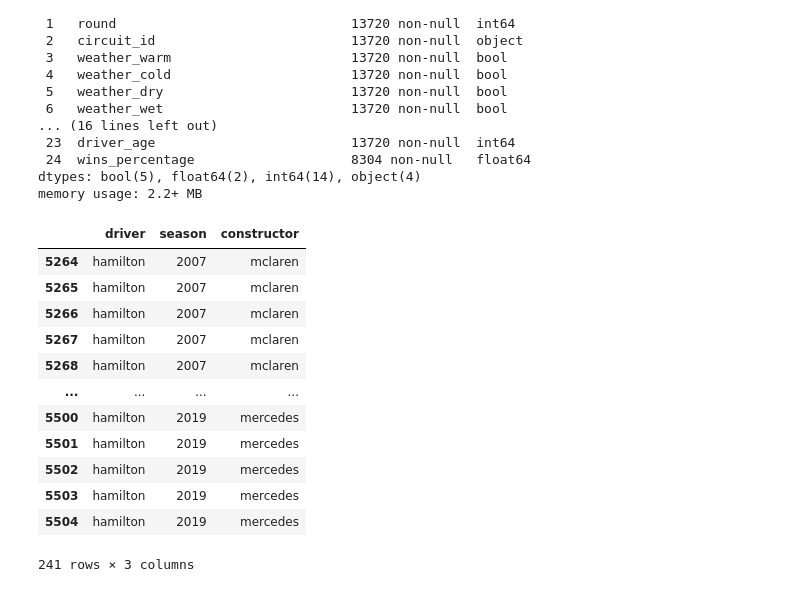
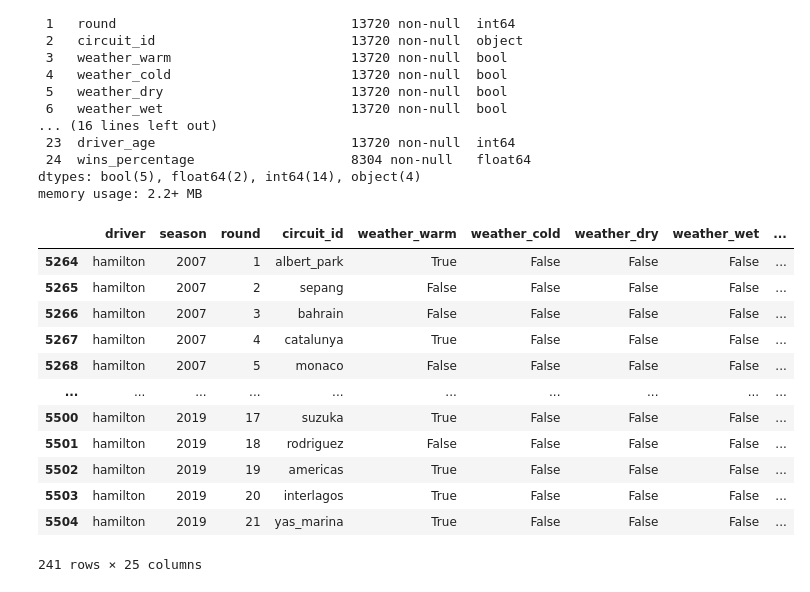
Before and after one commit to varrett/F1-Grand-Prix-Predictor, a Jupyter notebook: Data Manipulation/Modeling/Feature Engineering.ipynb, the cells around one changed output. Saved outputs shown, nothing was run; the diff lists cells and outputs as text; code cells hidden in the pictures.

```diff
--- a/Data Manipulation/Modeling/Feature Engineering.ipynb
+++ b/Data Manipulation/Modeling/Feature Engineering.ipynb
@@ -25,28 +25,28 @@ memory usage: 2.2+ MB
 # %%
 # The goal of this exercise will be, for every Driver, to modelate 0s for repeated Teams after every Season and 1s for different Teams. Thus we will get a binary idea of how many times a Driver switched Teams between Seasons.
 
 # Furthermore, we will do the exact same but for Teams, we will see how many times a Team switched Drivers between seasons.
 
 # Step one, pulverize the problem into various subsets of things. Let's only get the Drivers, their Season, and with which Constructor they drove.
 
-drivers = dataset[['driver', 'season', 'constructor']].groupby('driver').apply(lambda a: a.drop('driver', axis=1)[:])
+drivers = dataset.groupby('driver').apply(lambda a: a.drop('driver', axis=1)[:])
 df = drivers.reset_index().drop(['level_1'], axis=1)
 
 # Let's check Hamilton's career. Please note the fact that having duplicates does not mean we are going through a bad path, on the contrary, we need the duplicates to codify every row to a 0 or 1 value later.
 
 df[df['driver'] == 'hamilton']
 # %% [output]
-|  | driver | season | constructor |
-| 5264 | hamilton | 2007 | mclaren |
-| 5265 | hamilton | 2007 | mclaren |
-| 5266 | hamilton | 2007 | mclaren |
-| 5267 | hamilton | 2007 | mclaren |
-| 5268 | hamilton | 2007 | mclaren |
-| ... | ... | ... | ... |
-| 5500 | hamilton | 2019 | mercedes |
-| 5501 | hamilton | 2019 | mercedes |
-| 5502 | hamilton | 2019 | mercedes |
-| 5503 | hamilton | 2019 | mercedes |
-| 5504 | hamilton | 2019 | mercedes |
+|  | driver | season | round | circuit_id | weather_warm | weather_cold | weather_dry | weather_wet | ... |
+| 5264 | hamilton | 2007 | 1 | albert_park | True | False | False | False | ... |
+| 5265 | hamilton | 2007 | 2 | sepang | False | False | False | False | ... |
+| 5266 | hamilton | 2007 | 3 | bahrain | False | False | False | False | ... |
+| 5267 | hamilton | 2007 | 4 | catalunya | True | False | False | False | ... |
+| 5268 | hamilton | 2007 | 5 | monaco | False | False | False | False | ... |
+| ... | ... | ... | ... | ... | ... | ... | ... | ... | ... |
+| 5500 | hamilton | 2019 | 17 | suzuka | True | False | False | False | ... |
+| 5501 | hamilton | 2019 | 18 | rodriguez | False | False | False | False | ... |
+| 5502 | hamilton | 2019 | 19 | americas | True | False | False | False | ... |
+| 5503 | hamilton | 2019 | 20 | interlagos | True | False | False | False | ... |
+| 5504 | hamilton | 2019 | 21 | yas_marina | True | False | False | False | ... |
-241 rows × 3 columns
+241 rows × 25 columns
 # %%
```
Also changed, not shown: parts of 19 cells of this notebook, 2 other files.
